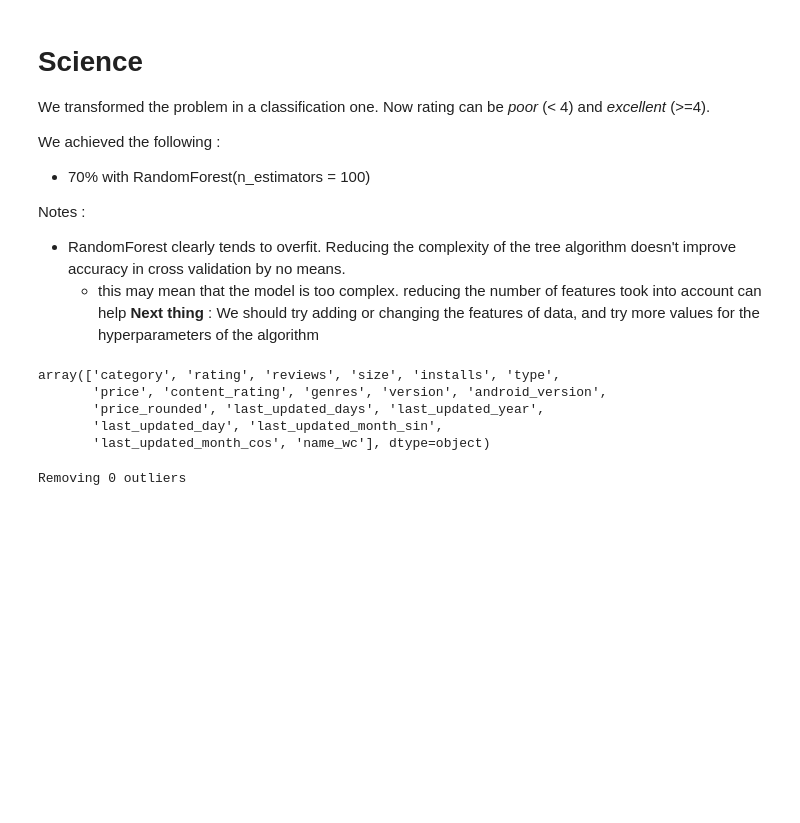
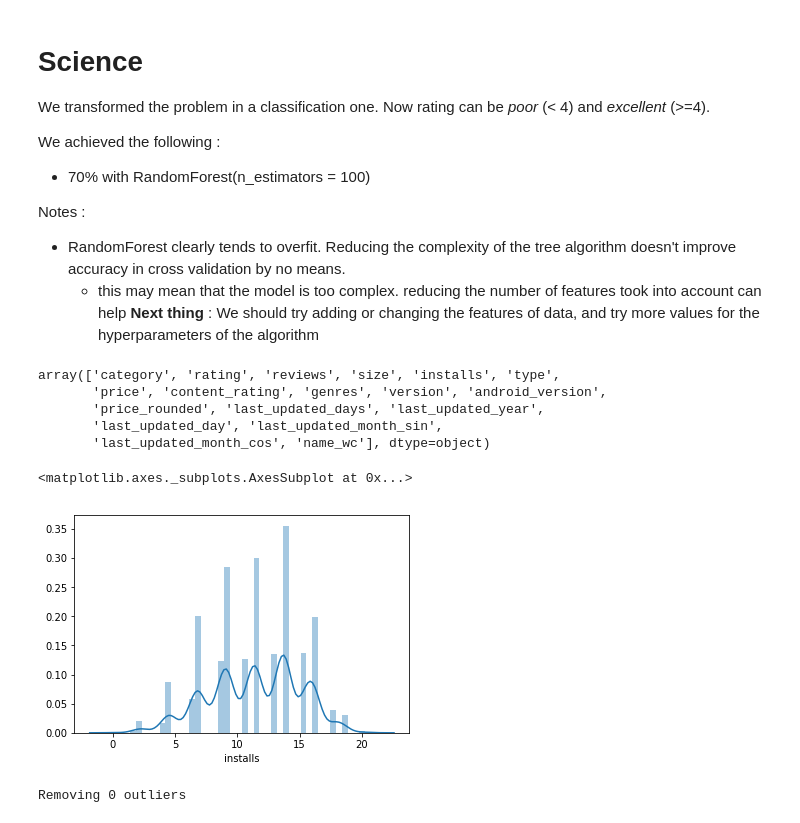
Before and after one commit to mihaighidoveanu/data-science-lab, a Jupyter notebook: AndroidScience.ipynb, the cells around one changed output. Drawn from its saved outputs; the diff is of its cells as text; code cells hidden in the pictures; blank space fills up the shorter version.

```diff
--- a/AndroidScience.ipynb
+++ b/AndroidScience.ipynb
@@ -71,5 +71,10 @@ log_features = ['reviews', 'installs', 'size']
 # %%
 df[log_features] = np.log(df[log_features])
+# %%
+sns.distplot(df['installs'])
+# %% [output]
+<matplotlib.axes._subplots.AxesSubplot at 0x...>
+[figure, added]
 # %%
 from scipy import stats
 remove_outliers = True
```
Also changed, not shown: parts of 12 cells of this notebook, 4 other files.
